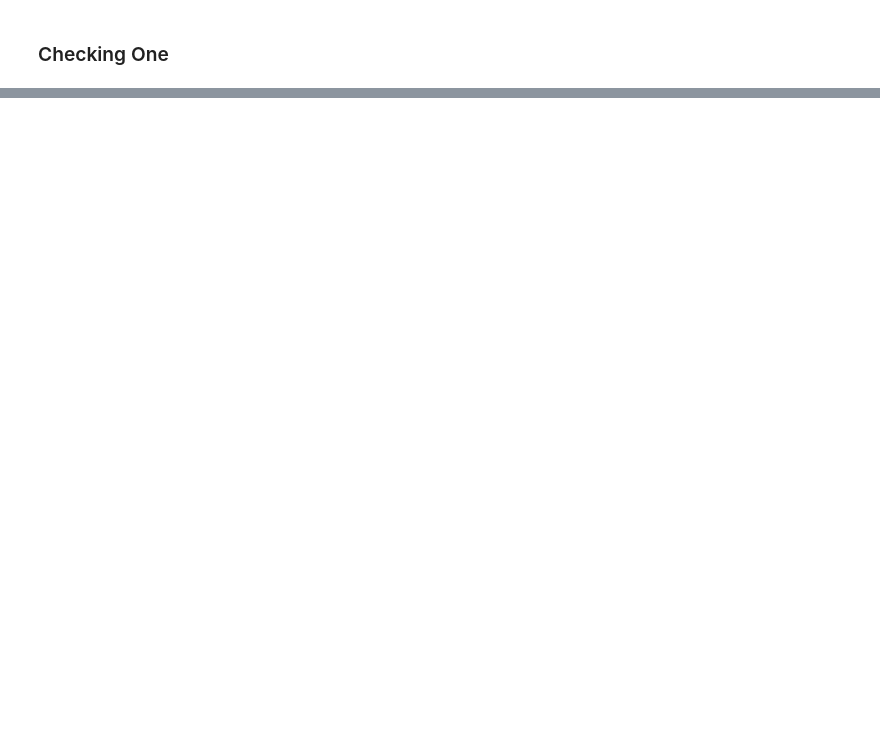
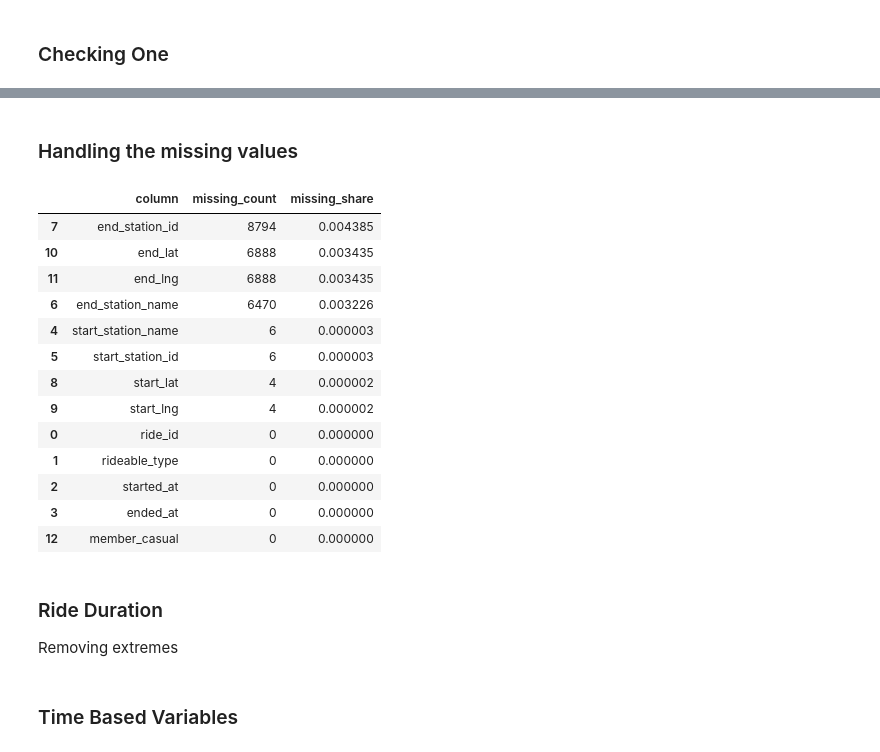
Before and after one commit to hovhannisyan91/aca, a Jupyter notebook: lab/python/notebooks/19_geoanalytics.ipynb, the cells around one changed output, grey strips where cells are left out. Saved outputs shown, nothing was run; the diff lists cells and outputs as text; code cells hidden in the pictures; blank space fills up the shorter version.

```diff
--- a/lab/python/notebooks/19_geoanalytics.ipynb
+++ b/lab/python/notebooks/19_geoanalytics.ipynb
@@ -186,6 +140,6 @@ cols
 # %%
-final_df = pd.concat(dfs)
-final_df.head()
+citibike_df = pd.concat(dfs)
+citibike_df.head()
 # %% [output]
 |  | ride_id | rideable_type | started_at | ended_at | start_station_name | start_station_id | end_station_name | ... |
 | 0 | 9F734BE1BFC45FF4 | electric_bike | 2025-11-18 18:34:14.943 | 2025-11-18 18:47:33.391 | Glenwood Ave | JC094 | West Side Ave & Stegman Pkwy | ... |
@@ -203,0 +152,5 @@ m
+# %%
+citibike_df['started_at'] = pd.to_datetime(citibike_df['started_at'],errors="coerce")
+citibike_df['ended_at'] = pd.to_datetime(citibike_df['ended_at'],errors="coerce")
+
+citibike_df.head()
@@ -203,0 +164,32 @@ m
+# %% [markdown]
+### Handling the missing values
+# %%
+missing_values = (
+    citibike_df
+    .isna()
+    .sum()
+    .reset_index()
+)
+
+missing_values.columns = ["column", "missing_count"]
+
+missing_values["missing_share"] = (
+    missing_values["missing_count"] / len(citibike_df)
+)
+
+missing_values.sort_values("missing_count", ascending=False)
+# %% [output]
+|  | column | missing_count | missing_share |
+| 7 | end_station_id | 8794 | 0.004385 |
+| 10 | end_lat | 6888 | 0.003435 |
+| 11 | end_lng | 6888 | 0.003435 |
+| 6 | end_station_name | 6470 | 0.003226 |
+| 4 | start_station_name | 6 | 0.000003 |
+| 5 | start_station_id | 6 | 0.000003 |
+| 8 | start_lat | 4 | 0.000002 |
+| 9 | start_lng | 4 | 0.000002 |
+| 0 | ride_id | 0 | 0.000000 |
+| 1 | rideable_type | 0 | 0.000000 |
+| 2 | started_at | 0 | 0.000000 |
+| 3 | ended_at | 0 | 0.000000 |
+| 12 | member_casual | 0 | 0.000000 |
@@ -203,0 +208,4 @@ m
+# %% [markdown]
+### Ride Duration
+
+Removing extremes
@@ -203,0 +221,2 @@ m
+# %% [markdown]
+### Time Based Variables
```
Also changed, not shown: parts of 32 cells of this notebook, 1 other file.
